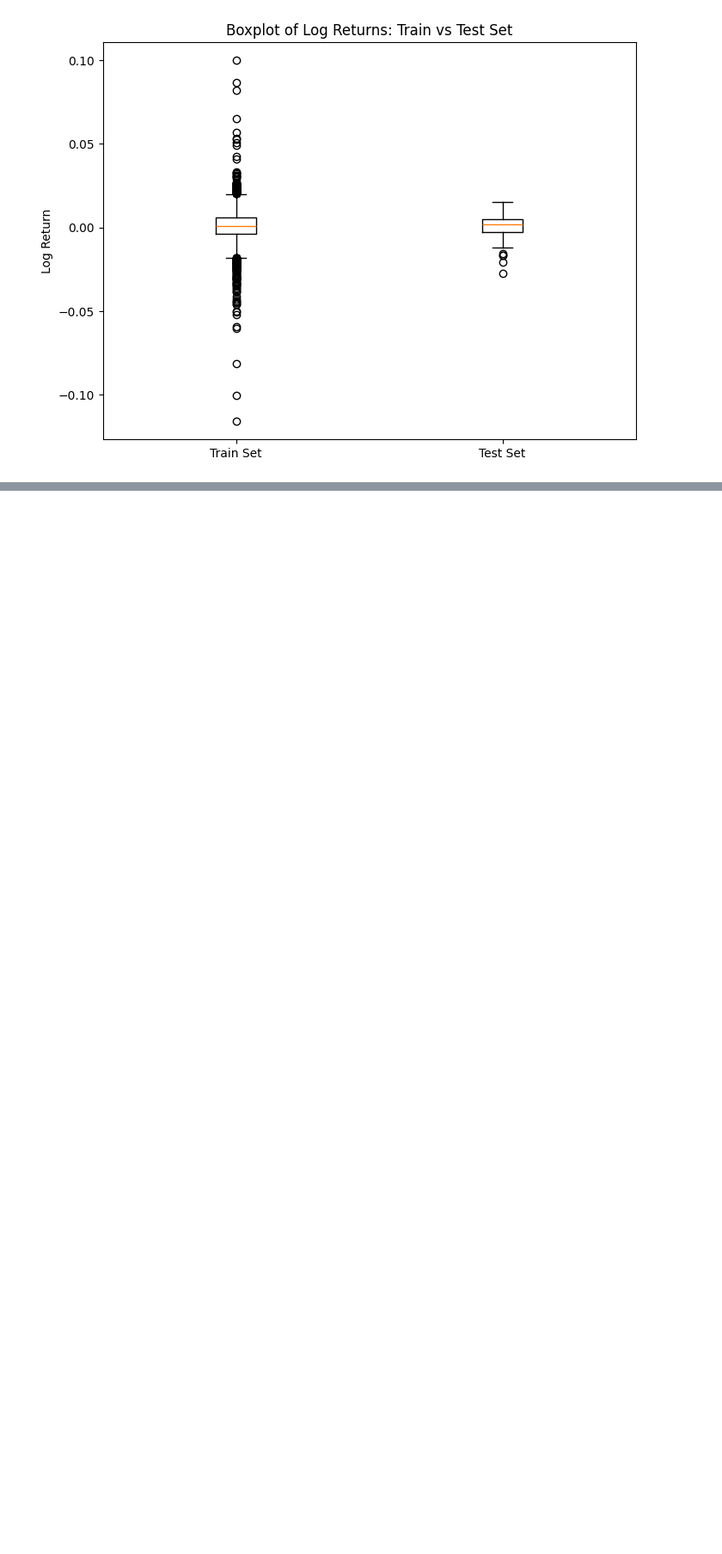
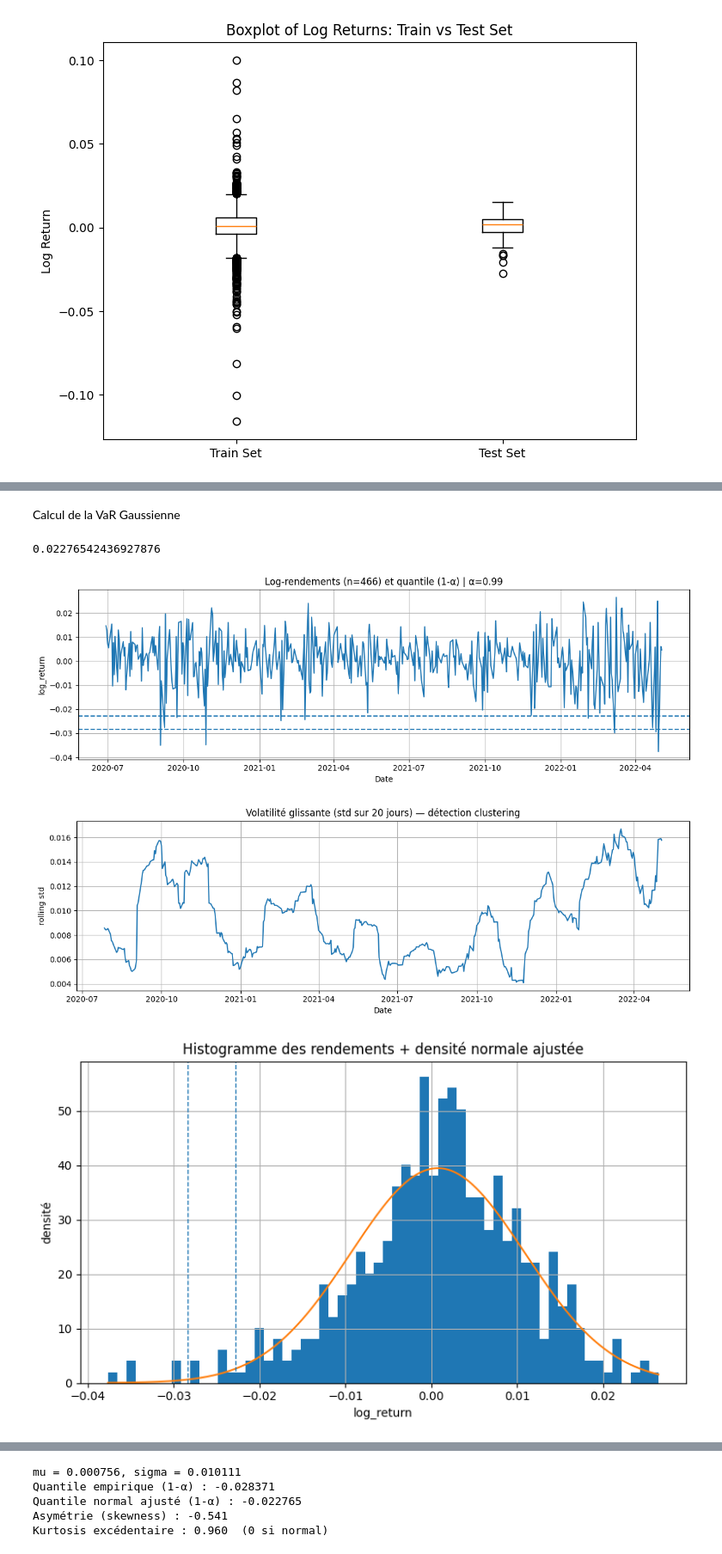
Before and after one commit to Celeste2405/Risque-extreme, a Jupyter notebook: projet.ipynb, the cells around one changed output, grey strips where cells are left out. Shown at 86% size. Cells and saved outputs as stored; diff of their text form; code cells hidden in the pictures; blank space fills up the shorter version.

```diff
--- a/projet.ipynb
+++ b/projet.ipynb
@@ -355,0 +345,14 @@ Période de forte volatilité 18: 2025-04-03 → 2025-04-24
+# %%
+split_date1 = "2020-06-27"
+split_date2 = "2022-05-03"
+split_date3 = "2022-08-15"
+
+train = df_simple.loc[
+    (df_simple.index >= split_date1) &
+    (df_simple.index <= split_date2)
+]
+
+test = df_simple.loc[
+    (df_simple.index > split_date2) &
+    (df_simple.index <= split_date3)
+]
@@ -355,0 +525,2 @@ Période de forte volatilité 18: 2025-04-03 → 2025-04-24
+# %% [markdown]
+Calcul de la VaR Gaussienne
@@ -355,0 +555,5 @@ Période de forte volatilité 18: 2025-04-03 → 2025-04-24
+# %%
+VaR_gauss_99 = var_gaussienne_1j(train["log_return"], alpha=0.99)
+print(VaR_gauss_99)
+# %% [output]
+0.02276542436927876
@@ -355,0 +645,6 @@ Période de forte volatilité 18: 2025-04-03 → 2025-04-24
+# %%
+validation_ex_ante_gaussienne(train["log_return"], alpha=0.99, window_vol=20)
+# %% [output]
+[figure, added]
+[figure, added]
+[figure, added]
@@ -355,0 +652,5 @@ Période de forte volatilité 18: 2025-04-03 → 2025-04-24
+mu = 0.000756, sigma = 0.010111
+Quantile empirique (1-α) : -0.028371
+Quantile normal ajusté (1-α) : -0.022765
+Asymétrie (skewness) : -0.541
+Kurtosis excédentaire : 0.960  (0 si normal)
```
Also changed, not shown: parts of 27 cells of this notebook, 1 other file.
